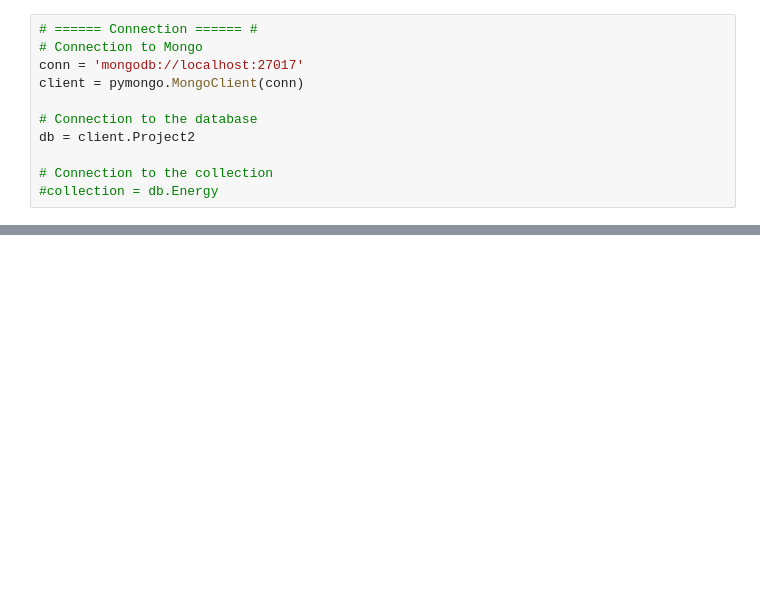
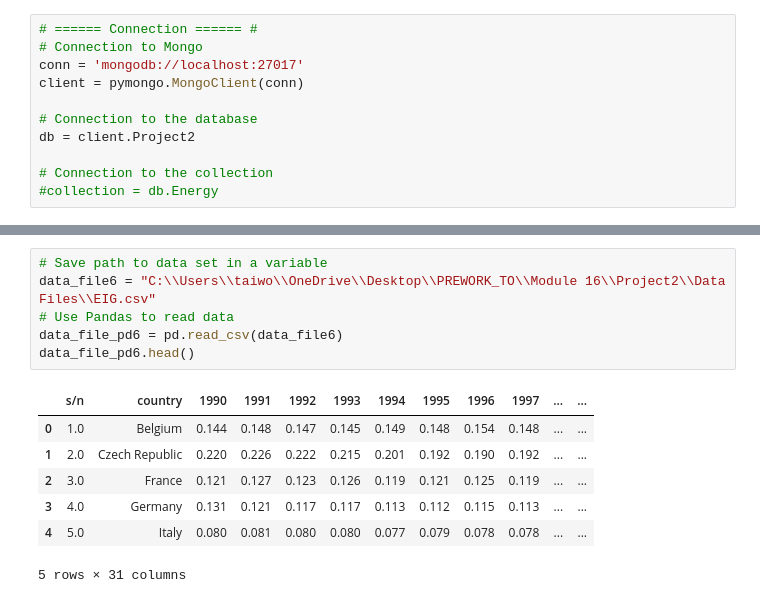
Before and after one commit to tonitiri/Project2, a Jupyter notebook: Templates/Project2.ipynb, the cells around one changed output, grey strips where cells are left out. Saved outputs shown, nothing was run; the diff lists cells and outputs as text; blank space fills up the shorter version.

```diff
--- a/Templates/Project2.ipynb
+++ b/Templates/Project2.ipynb
@@ -111,0 +199,14 @@ for _, row in data_file_pd2.iterrows():
+# %%
+# Save path to data set in a variable
+data_file6 = "C:\\Users\\taiwo\\OneDrive\\Desktop\\PREWORK_TO\\Module 16\\Project2\\Data Files\\EIG.csv"
+# Use Pandas to read data
+data_file_pd6 = pd.read_csv(data_file6)
+data_file_pd6.head()
+# %% [output]
+|  | s/n | country | 1990 | 1991 | 1992 | 1993 | 1994 | 1995 | 1996 | 1997 | ... | ... |
+| 0 | 1.0 | Belgium | 0.144 | 0.148 | 0.147 | 0.145 | 0.149 | 0.148 | 0.154 | 0.148 | ... | ... |
+| 1 | 2.0 | Czech Republic | 0.220 | 0.226 | 0.222 | 0.215 | 0.201 | 0.192 | 0.190 | 0.192 | ... | ... |
+| 2 | 3.0 | France | 0.121 | 0.127 | 0.123 | 0.126 | 0.119 | 0.121 | 0.125 | 0.119 | ... | ... |
+| 3 | 4.0 | Germany | 0.131 | 0.121 | 0.117 | 0.117 | 0.113 | 0.112 | 0.115 | 0.113 | ... | ... |
+| 4 | 5.0 | Italy | 0.080 | 0.081 | 0.080 | 0.080 | 0.077 | 0.079 | 0.078 | 0.078 | ... | ... |
+5 rows × 31 columns
```
Also changed, not shown: parts of 19 cells of this notebook, 8 other files.
